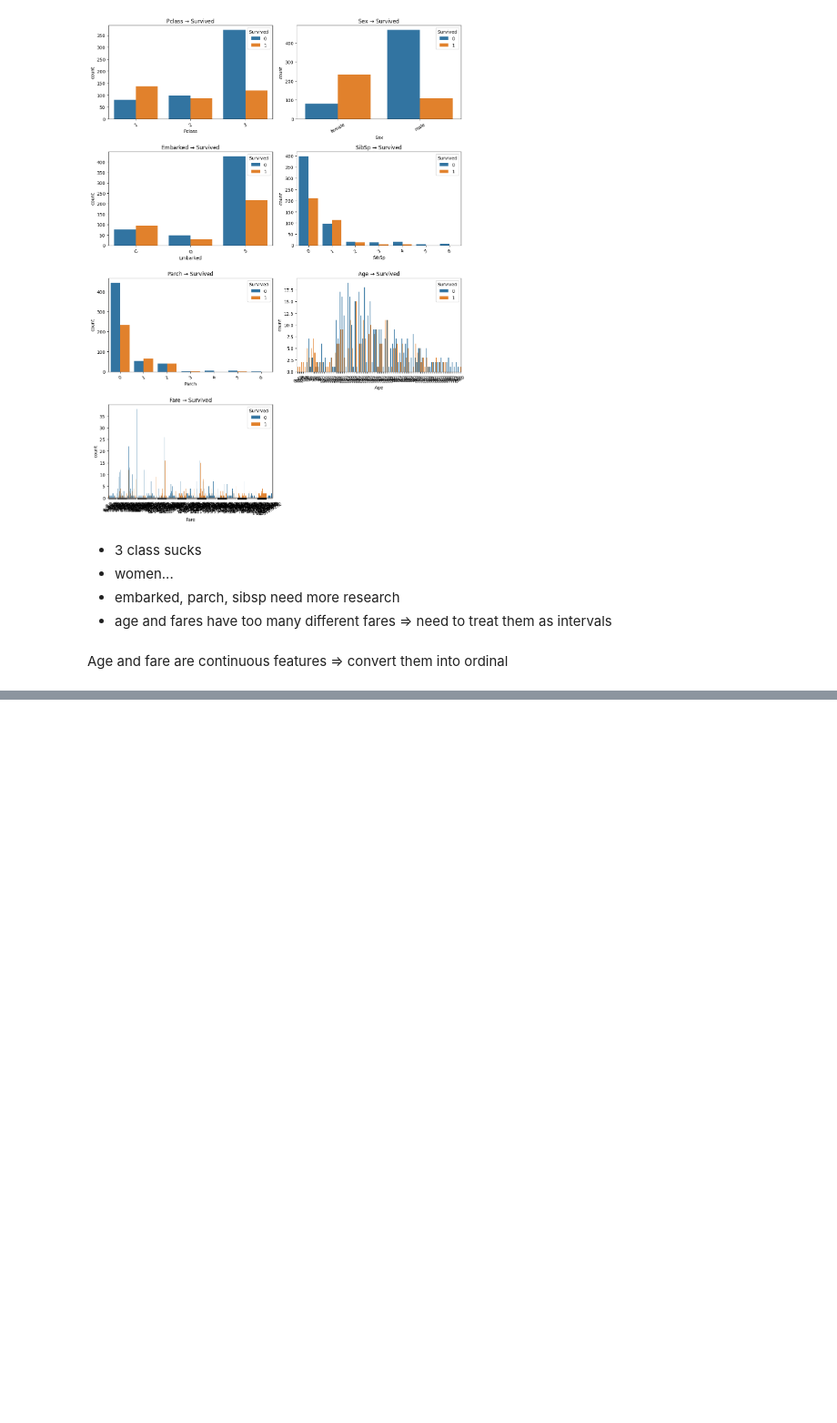
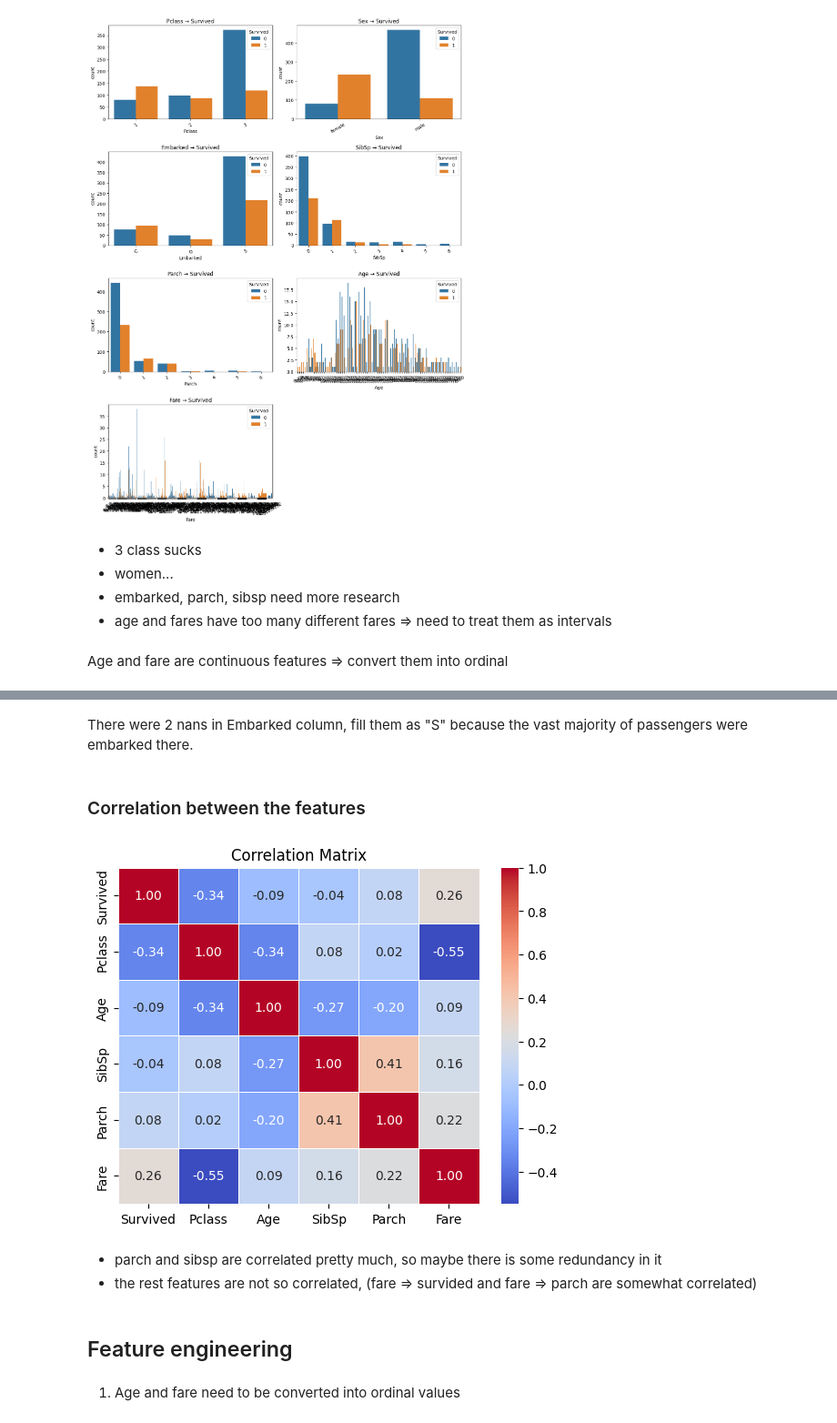
Before and after one commit to DmitriyN7/titanic, a Jupyter notebook: titanic.ipynb, the cells around one changed output, grey strips where cells are left out. Shown at 91% size. Saved outputs shown, nothing was run; the diff lists cells and outputs as text; code cells hidden in the pictures; blank space fills up the shorter version.

```diff
--- a/titanic.ipynb
+++ b/titanic.ipynb
@@ -98,0 +214,24 @@ Age and fare are continuous features => convert them into ordinal
+# %% [markdown]
+There were 2 nans in Embarked column, fill them as "S" because the vast majority of passengers were embarked there.
+# %% [markdown]
+### Correlation between the features
+# %%
+corr = data.corr(numeric_only=True)
+sns.heatmap(
+    corr,
+    annot=True,  # показывать числа
+    cmap="coolwarm",  # цветовая схема
+    fmt=".2f",  # формат округления
+    linewidths=0.5,
+)
+plt.title("Correlation Matrix")
+plt.show()
+# %% [output]
+[figure, added]
+# %% [markdown]
+- parch and sibsp are correlated pretty much, so maybe there is some redundancy in it
+- the rest features are not so correlated, (fare => survided and fare => parch are somewhat correlated)
+# %% [markdown]
+## Feature engineering
+# %% [markdown]
+1. Age and fare need to be converted into ordinal values
```
Also changed, not shown: parts of 92 cells of this notebook, 9 other files.
